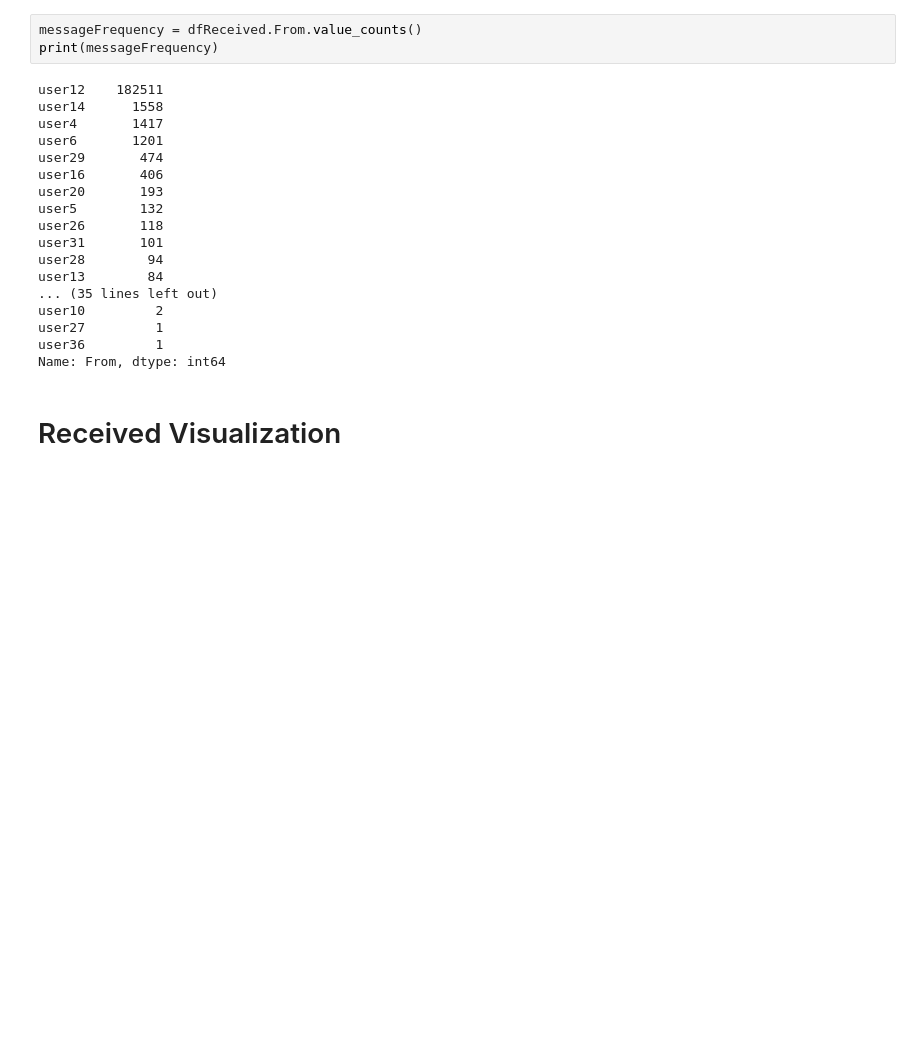
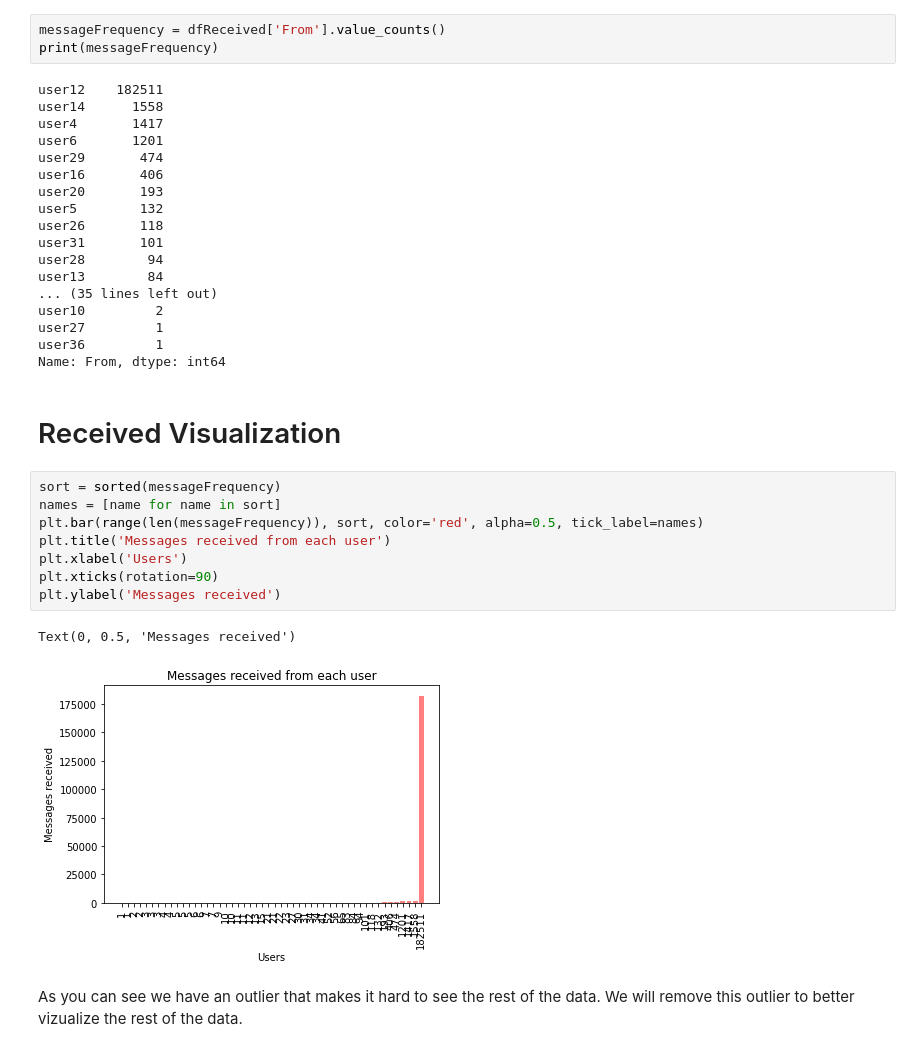
Before and after one commit to Xisurthros/SnapchatDataViz, a Jupyter notebook: Snapchat_Data_Viz.ipynb, the cells around one changed output. Saved outputs shown, nothing was run; the diff lists cells and outputs as text; blank space fills up the shorter version.

```diff
--- a/Snapchat_Data_Viz.ipynb
+++ b/Snapchat_Data_Viz.ipynb
@@ -74,7 +88,7 @@ dfReceived.describe()
 | top | user12 | TEXT | 2018-06-14 21:05:24 UTC | message |
 | freq | 182511 | 141916 | 11 | 188984 |
 # %%
-messageFrequency = dfReceived.From.value_counts()
+messageFrequency = dfReceived['From'].value_counts()
 print(messageFrequency)
 # %% [output]
 user12    182511
@@ -96,3 +110,17 @@ user36         1
 Name: From, dtype: int64
 # %% [markdown]
 # Received Visualization
+# %%
+sort = sorted(messageFrequency)
+names = [name for name in sort]
+plt.bar(range(len(messageFrequency)), sort, color='red', alpha=0.5, tick_label=names)
+plt.title('Messages received from each user')
+plt.xlabel('Users')
+plt.xticks(rotation=90)
+plt.ylabel('Messages received')
+# %% [output]
+Text(0, 0.5, 'Messages received')
+[figure, added]
+# %% [markdown]
+As you can see we have an outlier that makes it hard to see the rest of the data.
+We will remove this outlier to better vizualize the rest of the data.
```
Also changed, not shown: parts of 4 cells of this notebook.
